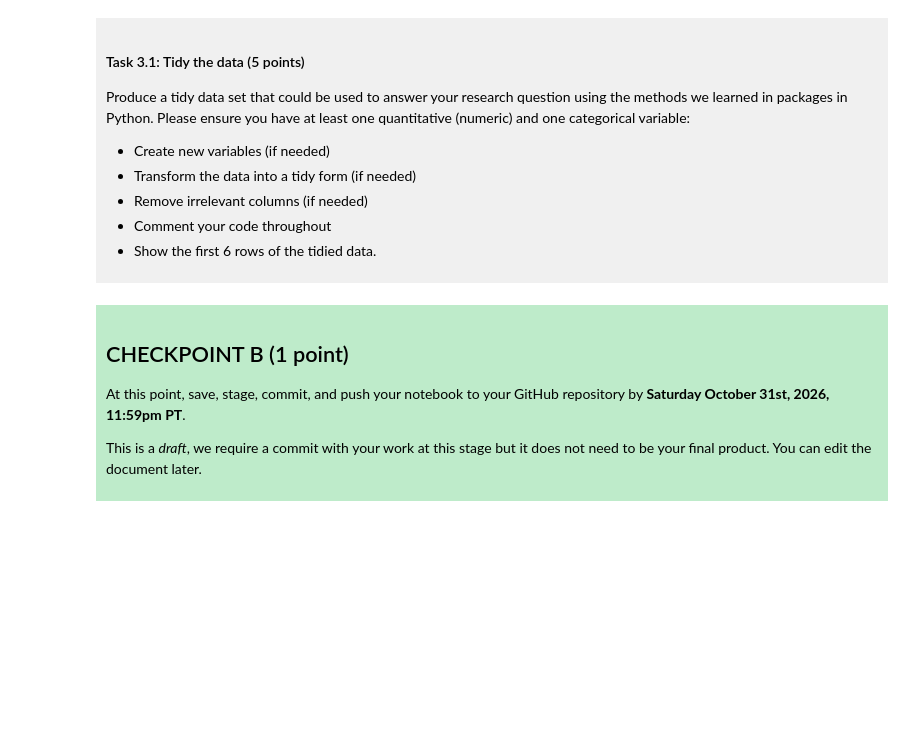
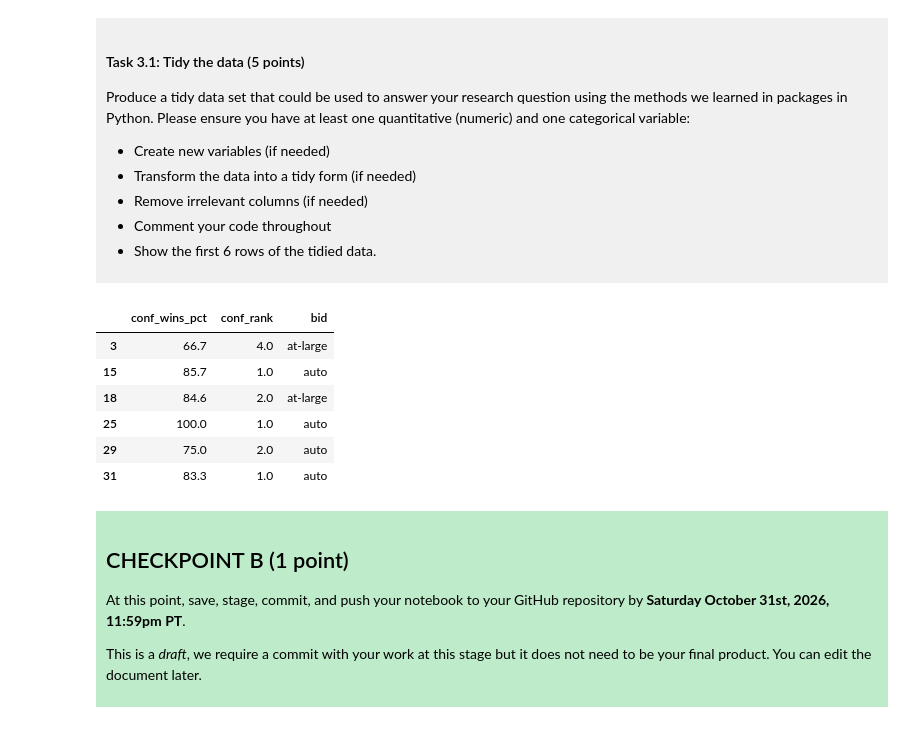
Before and after one commit to Miranda-9/dsci-100-project-shuhan, a Jupyter notebook: dsci-100-project-notebook.ipynb, the cells around one changed output. Drawn from its saved outputs; the diff is of its cells as text; code cells hidden in the pictures; blank space fills up the shorter version.

```diff
--- a/dsci-100-project-notebook.ipynb
+++ b/dsci-100-project-notebook.ipynb
@@ -187,7 +219,20 @@ Produce a tidy data set that could be used to answer your research question usin
 
 </div>
 # %%
-### EDIT THIS CODE CELL ###
+#only remain three columns I need
+basketball_tidy = basketball[['conf_wins_pct', 'conf_rank', 'bid']]
+#remove rows with missing values
+basketball_tidy = basketball_tidy.dropna()
+#show the first 6 rows of the tidied data
+basketball_tidy.head(6)
+# %% [output]
+|  | conf_wins_pct | conf_rank | bid |
+| 3 | 66.7 | 4.0 | at-large |
+| 15 | 85.7 | 1.0 | auto |
+| 18 | 84.6 | 2.0 | at-large |
+| 25 | 100.0 | 1.0 | auto |
+| 29 | 75.0 | 2.0 | auto |
+| 31 | 83.3 | 1.0 | auto |
 # %% [markdown]
 <div style="background-color: #beebca; padding: 10px;">
 
```
Also changed, not shown: parts of 4 cells of this notebook.
